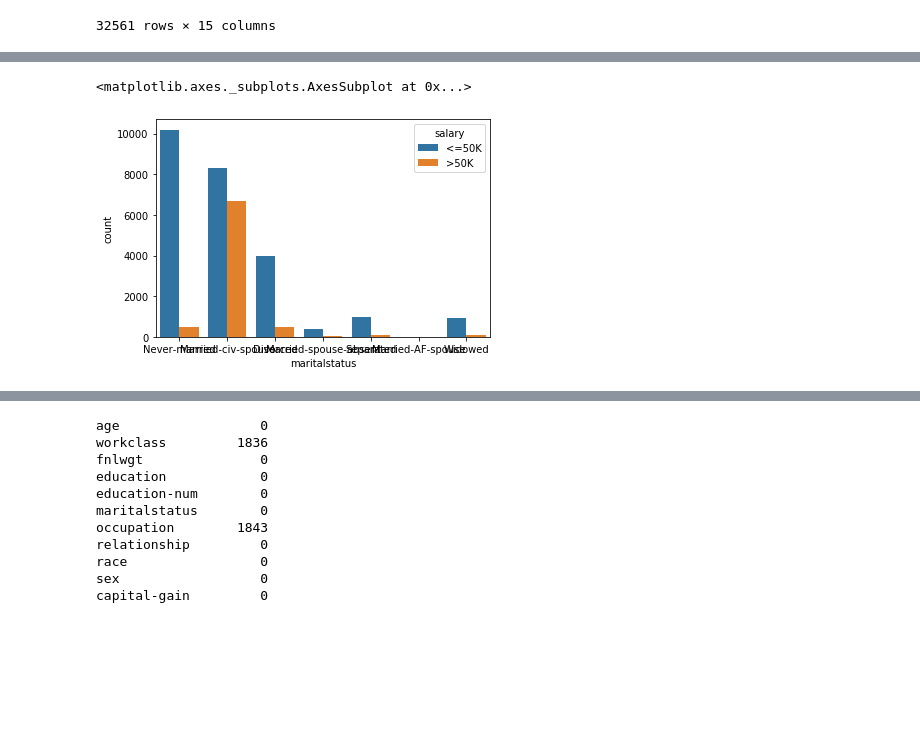
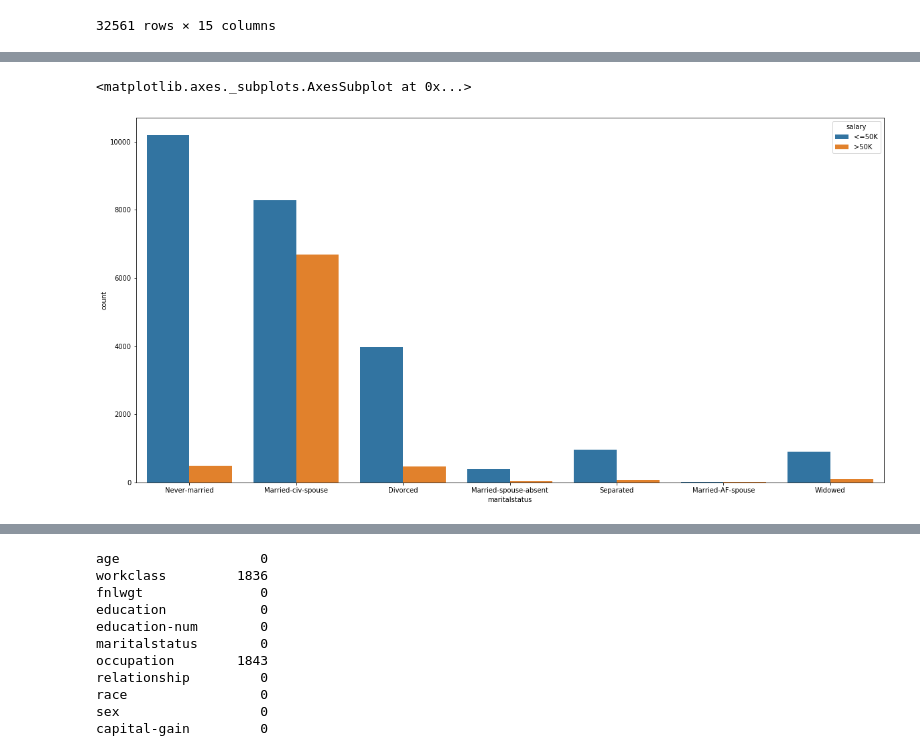
Before and after one commit to breaker2l/Groupthree, a Jupyter notebook: adultEDA.ipynb, the cells around one changed output, grey strips where cells are left out. Saved outputs shown, nothing was run; the diff lists cells and outputs as text; code cells hidden in the pictures; blank space fills up the shorter version.

```diff
--- a/adultEDA.ipynb
+++ b/adultEDA.ipynb
@@ -292,7 +115,8 @@ sns.countplot(x="occupation", data=df,hue="salary")
 # %%
+plt.figure(figsize=(20,10))
 sns.countplot(x="maritalstatus", data=df,hue="salary")
 # %% [output]
 <matplotlib.axes._subplots.AxesSubplot at 0x...>
-[figure, old version]
+[figure, new version]
 # %%
 sns.countplot(x="relationship", data=df,hue="salary")
```
Also changed, not shown: parts of 38 cells of this notebook.
